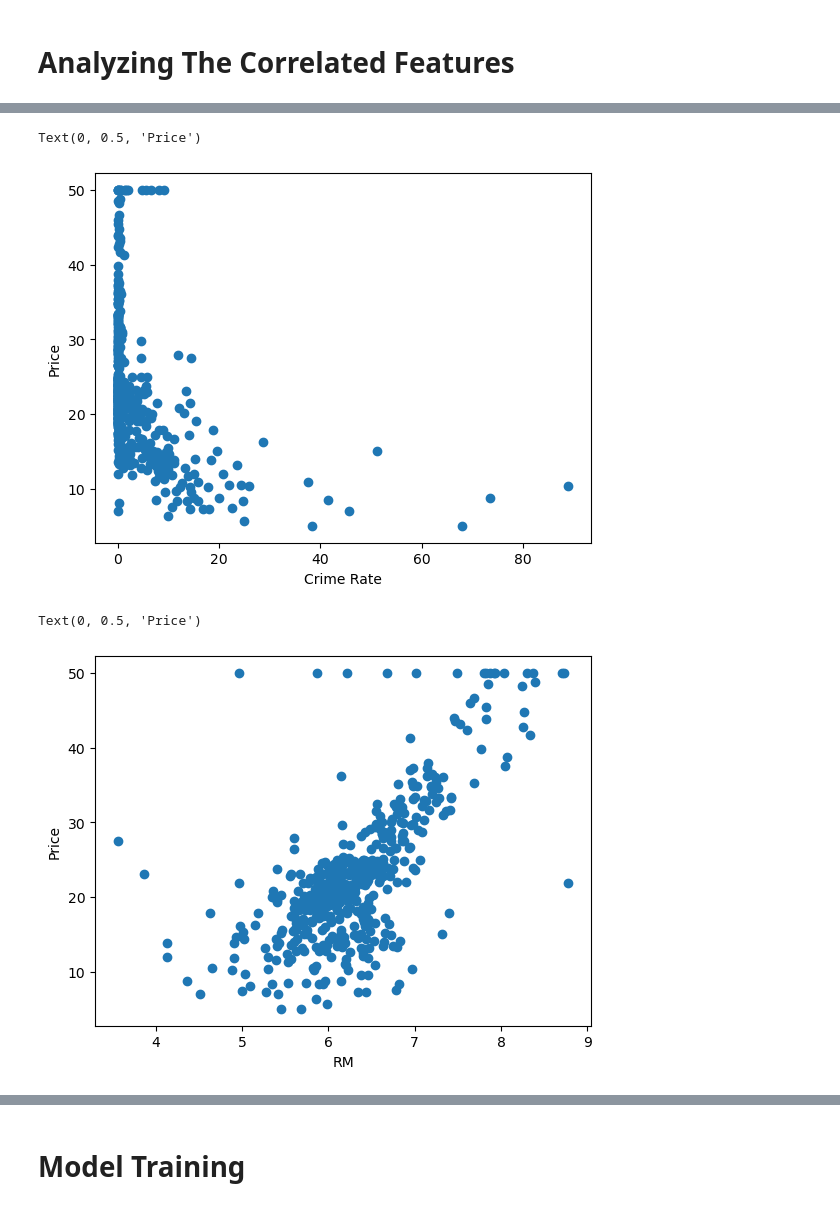
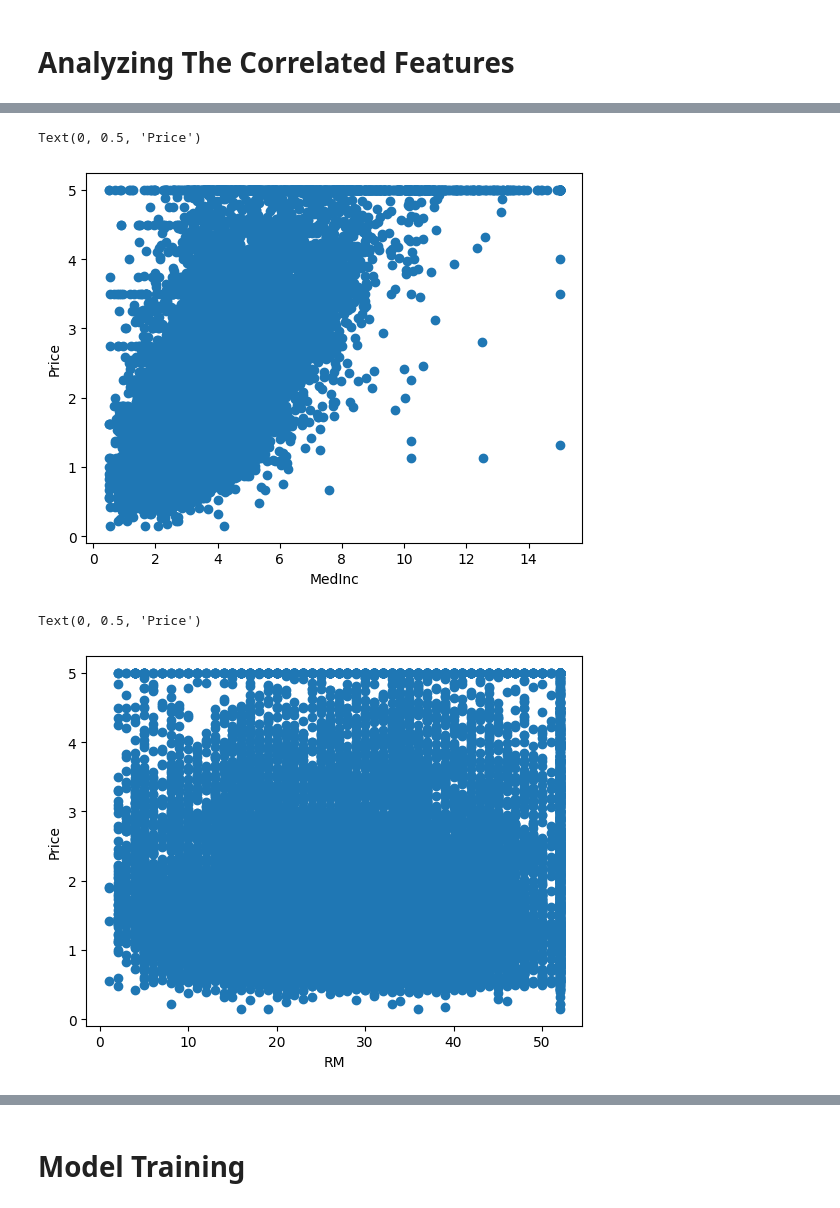
Before and after one commit to B1unny/bostonhousepricing, a Jupyter notebook: My_Project/Linear_Regression_Project.ipynb, the cells around one changed output, grey strips where cells are left out. Cells and saved outputs as stored; diff of their text form; code cells hidden in the pictures.

```diff
--- a/My_Project/Linear_Regression_Project.ipynb
+++ b/My_Project/Linear_Regression_Project.ipynb
@@ -9,4 +3,11 @@ import pandas as pd
 import numpy as np
 import matplotlib.pyplot as plt
 %matplotlib inline
+# %%
+#from sklearn.datasets import load_boston
+
+from sklearn.datasets import fetch_california_housing
+boston = fetch_california_housing()
+
+#df = load_boston()
 # %%
@@ -16,3 +17,3 @@ ModuleNotFoundError: No module named 'sklearn'
 # %%
-boston=load_boston()
+boston
 # %% [output]
@@ -218,16 +192,16 @@ dataset.corr()
 # %%
-plt.scatter(dataset['CRIM'],dataset['Price'])
-plt.xlabel("Crime Rate")
+plt.scatter(dataset['MedInc'],dataset['Price'])
+plt.xlabel("MedInc")
 plt.ylabel("Price")
 # %% [output]
 Text(0, 0.5, 'Price')
-[figure, old version]
+[figure, new version]
 # %%
-plt.scatter(dataset['RM'],dataset['Price'])
+plt.scatter(dataset['HouseAge'],dataset['Price'])
 plt.xlabel("RM")
 plt.ylabel("Price")
 # %% [output]
 Text(0, 0.5, 'Price')
-[figure, old version]
+[figure, new version]
 # %%
 import seaborn as sns
```
Also changed, not shown: parts of 41 cells of this notebook, 41 other files.
